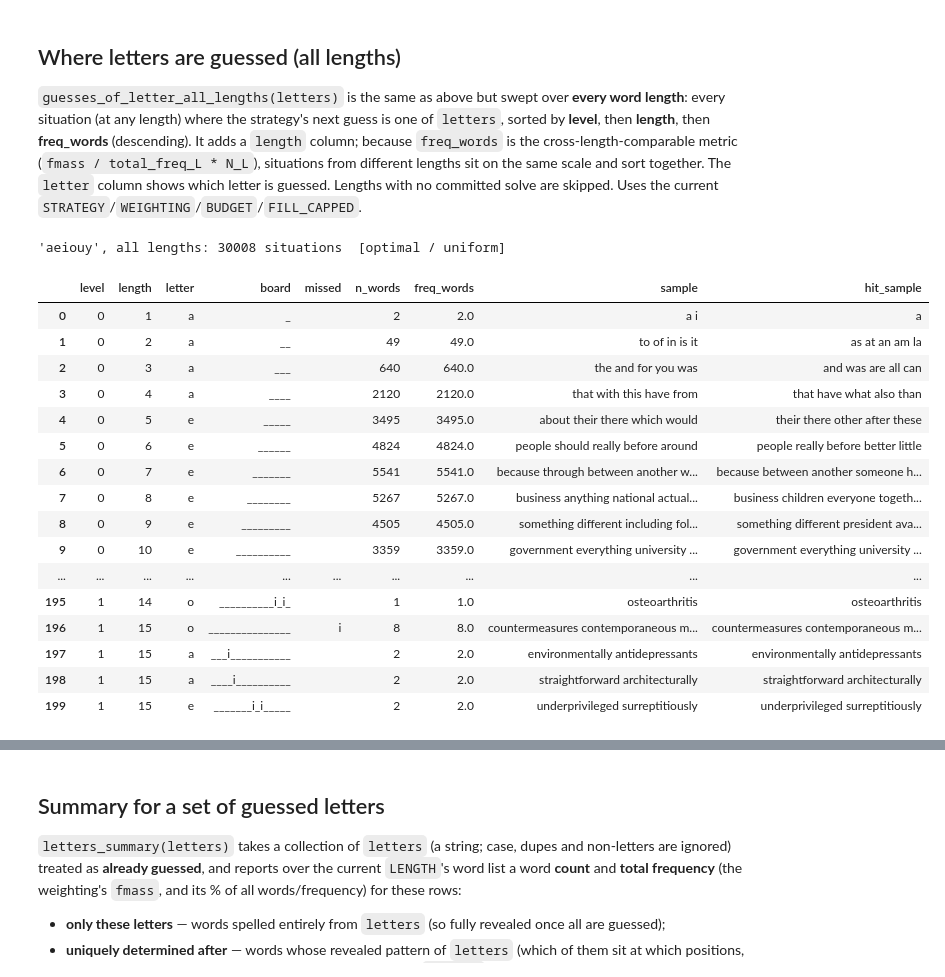
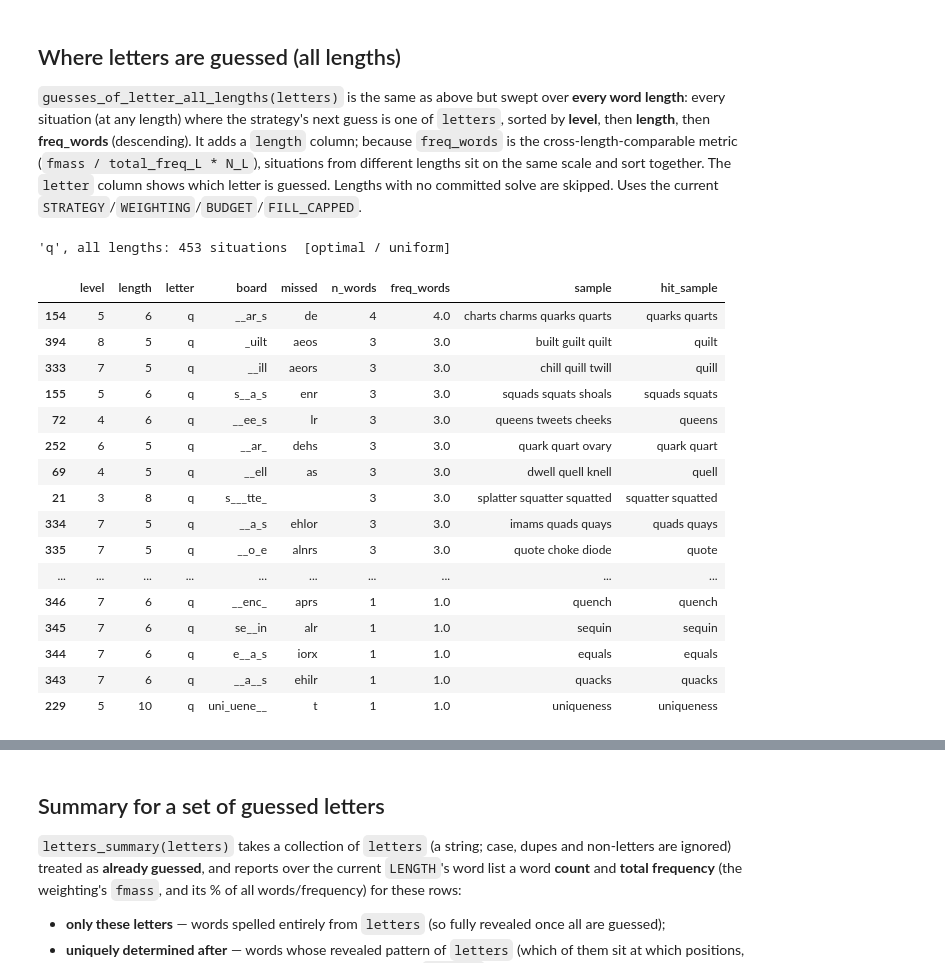
Before and after one commit to Ballpark-Figures/hangman, a Jupyter notebook: math/notebooks/letter_analysis.ipynb, the cells around one changed output, grey strips where cells are left out. Saved outputs shown, nothing was run; the diff lists cells and outputs as text; code cells hidden in the pictures.

Commit message:
hangman letter_analysis: update notebook (gb-variant exploration)
Co-Authored-By: Claude Opus 4.8 <noreply@anthropic.com>

```diff
--- a/math/notebooks/letter_analysis.ipynb
+++ b/math/notebooks/letter_analysis.ipynb
@@ -86,7 +89,7 @@ Boards whose words all weigh 0 under the weighting are skipped (nonzero-prob onl
 With several letters, rows interleave by level/freq -- sort by `letter` to group them.
 Uses the current `STRATEGY`/`WEIGHTING`/`BUDGET`/`FILL_CAPPED`.
 # %%
-LETTERS  = 'aeiouy'       # <-- one or more letters to locate (e.g. 'u' or 'aeiou')
+LETTERS  = 'q'       # <-- one or more letters to locate (e.g. 'u' or 'aeiou')
 WORD_LEN = LENGTH    # <-- word length (defaults to the LENGTH picked at the top)
 
 def guesses_of_letter(letters, length, *, strategy=STRATEGY, weighting=WEIGHTING,
@@ -137,7 +140,7 @@ def guesses_of_letter(letters, length, *, strategy=STRATEGY, weighting=WEIGHTING
               .sort_values(['level', 'freq_words'], ascending=[True, False])
               .reset_index(drop=True))
 
-res = guesses_of_letter(LETTERS, WORD_LEN)
+res = guesses_of_letter(LETTERS, WORD_LEN).sort_values(by="n_words", ascending=False)
 shown = ''.join(sorted({c for c in LETTERS.lower() if c.isalpha()}))
 print(f'{shown!r} at length {WORD_LEN}: {len(res)} situations  [{STRATEGY} / {WEIGHTING}]')
 with pd.option_context('display.max_colwidth', None):
@@ -178,51 +181,51 @@ def guesses_of_letter_all_lengths(letters, lengths=range(1, 21), *,
     """`guesses_of_letter` swept over every word length: every situation (any length)
     where the strategy's next guess is one of `letters` and the board has nonzero
     probability, sorted by level, then length, then freq_words (descending). Adds a
     `length` column; `freq_words` is the cross-length-comparable metric
     (fmass / total_freq_L * N_L), so situations from different lengths sort together.
     The `letter` column shows which letter is guessed."""
     cols = ['level', 'length', 'letter', 'board', 'missed', 'n_words', 'freq_words',
             'sample', 'hit_sample']
     parts = []
     for L in lengths:
         df = guesses_of_letter(letters, L, strategy=strategy, weighting=weighting,
                                budget=budget, fill_capped=fill_capped, verbose=False)
         if len(df):
             df.insert(1, 'length', L)
             parts.append(df)
     if not parts:
         shown = ''.join(sorted({c for c in letters.lower() if c.isalpha()}))
         print(f'{shown!r} is never guessed at any length  [{strategy} / {weighting}]')
         return pd.DataFrame(columns=cols)
     return (pd.concat(parts, ignore_index=True)
               .sort_values(['level', 'length', 'freq_words'],
                            ascending=[True, True, False])
               .reset_index(drop=True))
 
-res_all = guesses_of_letter_all_lengths(LETTERS)
+res_all = guesses_of_letter_all_lengths(LETTERS).sort_values(by="n_words", ascending=False)
 shown = ''.join(sorted({c for c in LETTERS.lower() if c.isalpha()}))
 print(f'{shown!r}, all lengths: {len(res_all)} situations  [{STRATEGY} / {WEIGHTING}]')
 with pd.option_context('display.max_colwidth', None):
     display(res_all.head(200))
 # %% [output]
-'aeiouy', all lengths: 30008 situations  [optimal / uniform]
+'q', all lengths: 453 situations  [optimal / uniform]
 |  | level | length | letter | board | missed | n_words | freq_words | sample | hit_sample |
-| 0 | 0 | 1 | a | _ |  | 2 | 2.0 | a i | a |
-| 1 | 0 | 2 | a | __ |  | 49 | 49.0 | to of in is it | as at an am la |
-| 2 | 0 | 3 | a | ___ |  | 640 | 640.0 | the and for you was | and was are all can |
-| 3 | 0 | 4 | a | ____ |  | 2120 | 2120.0 | that with this have from | that have what also than |
-| 4 | 0 | 5 | e | _____ |  | 3495 | 3495.0 | about their there which would | their there other after these |
-| 5 | 0 | 6 | e | ______ |  | 4824 | 4824.0 | people should really before around | people really before better little |
-| 6 | 0 | 7 | e | _______ |  | 5541 | 5541.0 | because through between another w... | because between another someone h... |
-| 7 | 0 | 8 | e | ________ |  | 5267 | 5267.0 | business anything national actual... | business children everyone togeth... |
-| 8 | 0 | 9 | e | _________ |  | 4505 | 4505.0 | something different including fol... | something different president ava... |
-| 9 | 0 | 10 | e | __________ |  | 3359 | 3359.0 | government everything university ... | government everything university ... |
+| 154 | 5 | 6 | q | __ar_s | de | 4 | 4.0 | charts charms quarks quarts | quarks quarts |
+| 394 | 8 | 5 | q | _uilt | aeos | 3 | 3.0 | built guilt quilt | quilt |
+| 333 | 7 | 5 | q | __ill | aeors | 3 | 3.0 | chill quill twill | quill |
+| 155 | 5 | 6 | q | s__a_s | enr | 3 | 3.0 | squads squats shoals | squads squats |
+| 72 | 4 | 6 | q | __ee_s | lr | 3 | 3.0 | queens tweets cheeks | queens |
+| 252 | 6 | 5 | q | __ar_ | dehs | 3 | 3.0 | quark quart ovary | quark quart |
+| 69 | 4 | 5 | q | __ell | as | 3 | 3.0 | dwell quell knell | quell |
+| 21 | 3 | 8 | q | s___tte_ |  | 3 | 3.0 | splatter squatter squatted | squatter squatted |
+| 334 | 7 | 5 | q | __a_s | ehlor | 3 | 3.0 | imams quads quays | quads quays |
+| 335 | 7 | 5 | q | __o_e | alnrs | 3 | 3.0 | quote choke diode | quote |
 | ... | ... | ... | ... | ... | ... | ... | ... | ... | ... |
-| 195 | 1 | 14 | o | __________i_i_ |  | 1 | 1.0 | osteoarthritis | osteoarthritis |
-| 196 | 1 | 15 | o | _______________ | i | 8 | 8.0 | countermeasures contemporaneous m... | countermeasures contemporaneous m... |
-| 197 | 1 | 15 | a | ___i___________ |  | 2 | 2.0 | environmentally antidepressants | environmentally antidepressants |
-| 198 | 1 | 15 | a | ____i__________ |  | 2 | 2.0 | straightforward architecturally | straightforward architecturally |
-| 199 | 1 | 15 | e | _______i_i_____ |  | 2 | 2.0 | underprivileged surreptitiously | underprivileged surreptitiously |
+| 346 | 7 | 6 | q | __enc_ | aprs | 1 | 1.0 | quench | quench |
+| 345 | 7 | 6 | q | se__in | alr | 1 | 1.0 | sequin | sequin |
+| 344 | 7 | 6 | q | e__a_s | iorx | 1 | 1.0 | equals | equals |
+| 343 | 7 | 6 | q | __a__s | ehilr | 1 | 1.0 | quacks | quacks |
+| 229 | 5 | 10 | q | uni_uene__ | t | 1 | 1.0 | uniqueness | uniqueness |
 # %%
 consonants = 'bcdfghjklmnpqrstvwxz'
 res2 = guesses_of_letter_all_lengths(consonants)
```
Also changed, not shown: parts of 9 cells of this notebook.
